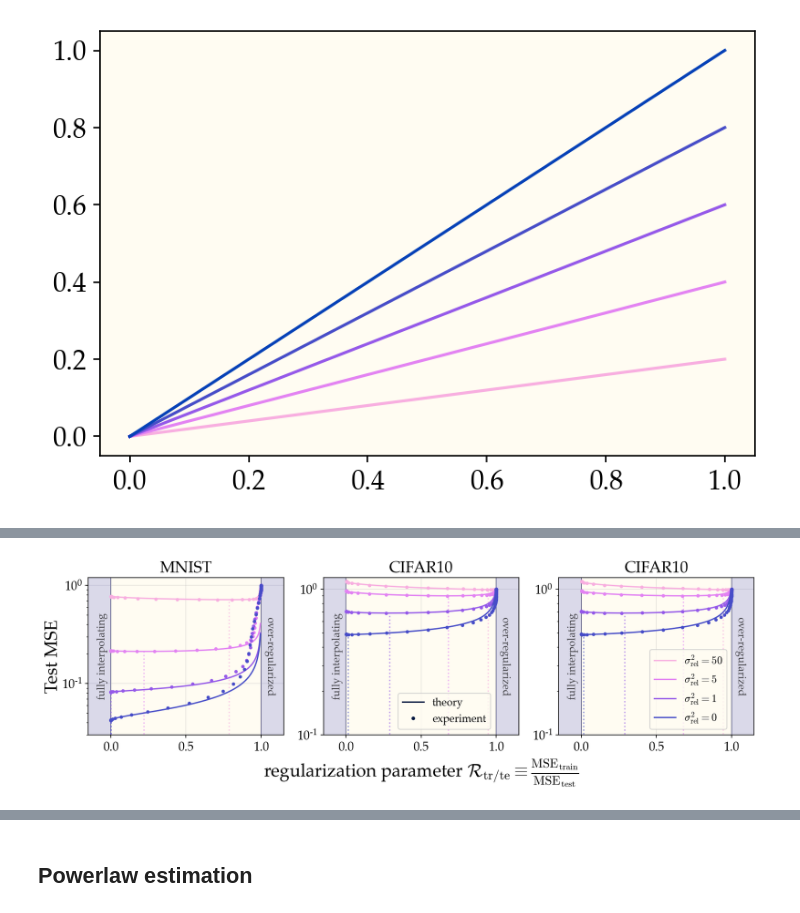
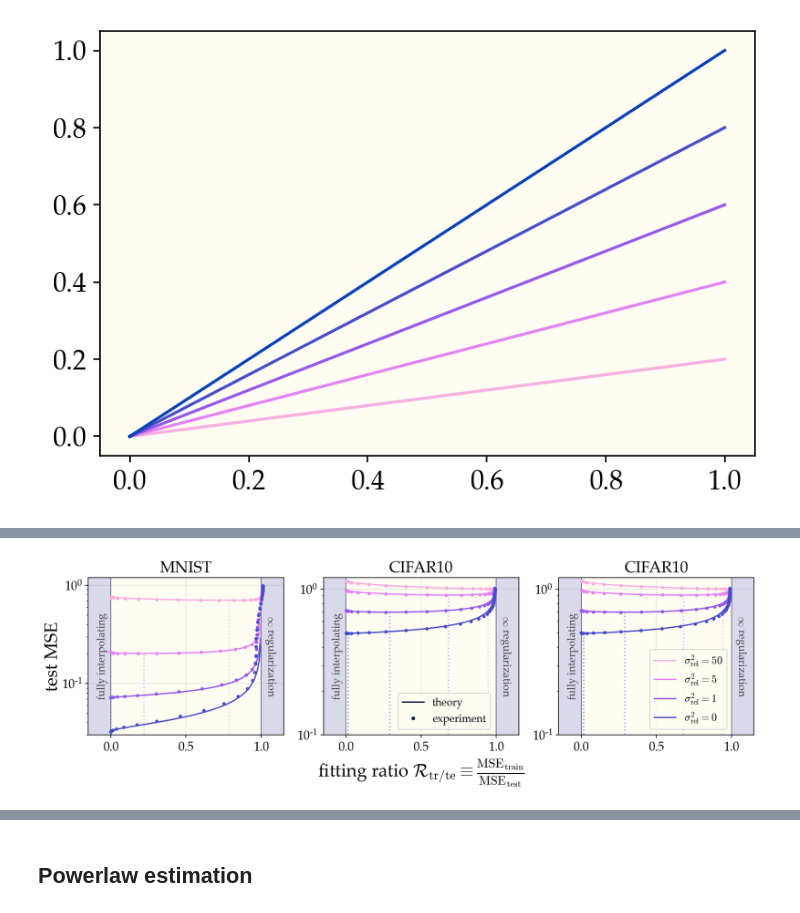
Before and after one commit to dkarkada/more-is-better, a Jupyter notebook: powerlaws.ipynb, the cells around one changed output, grey strips where cells are left out. Drawn from its saved outputs; the diff is of its cells as text; code cells hidden in the pictures.

```diff
--- a/powerlaws.ipynb
+++ b/powerlaws.ipynb
@@ -82,7 +82,7 @@ noises = optridge["noise_rels"]
 test_mses = optridge["test_mses"]
 train_mses = optridge["train_mses"]
 
-for i, noise in enumerate(noises):
+for i, noise in enumerate(noises[::-1]):
     test_mse, train_mse = test_mses[noise], train_mses[noise]
     test_mse += 1 - test_mse[-1]
     train_mse += 1 - train_mse[-1]
@@ -96,7 +96,7 @@ ax.set_yscale('log')
 
 ax.set_xlabel('ridge $\\delta$')
 ax.set_ylabel('mse')
-ax.set_ylim(1e-1)
+ax.set_ylim(1e-2)
 plt.legend()
 plt.tight_layout()
 plt.grid(alpha=0.3)
@@ -121,7 +121,8 @@ plot_params = {
     "titles": ["MNIST", "CIFAR10", "CIFAR10"],
     "ymin": [0.03, 0.1, 0.1],
     "alpha": [1.13, 1.16, 1.16],
-    "beta": [1.357, 1.139, 1.139]
+    "beta": [1.357, 1.139, 1.139],
+    "hack_add": [-.01, .01, .01]
 
 }
 
@@ -142,6 +143,7 @@ for i, ax in enumerate(axes):
 
     for j, noise in enumerate(noises[::-1]):
         test_mse, train_mse = test_mses[noise], train_mses[noise]
+        test_mse = test_mse + plot_params["hack_add"][i]
         R = train_mse/test_mse
 
         alpha = plot_params["alpha"][i]
@@ -155,7 +157,6 @@ for i, ax in enumerate(axes):
         ax.scatter(R, test_mse, s=8, color=get_color(j), zorder=2)
         minidx = thry.argmin()
         ax.vlines(R_thry[minidx], 0, thry[minidx], ls=':', alpha=0.6, color=get_color(j), zorder=1)
-        # ax.plot(ridges, train_mse, ls=':', color=get_color(i))
 
     ax.vlines(0, 0, 1.5, color='k', lw=1, alpha=0.5, zorder=-4)
     ax.axvspan(1, 1.25, color=get_color(3), alpha=0.2)
@@ -165,7 +166,7 @@ for i, ax in enumerate(axes):
     ymin = plot_params["ymin"][i]
     ymid = np.sqrt(ymin*1.2)
     ax.text(-0.02, ymid, "fully interpolating", rotation=90, ha='right', va='center', size=12, alpha=0.7)
-    ax.text(1.02, ymid, "over-regularized", rotation=-90, ha='left', va='center', size=12, alpha=0.7)
+    ax.text(1.02, ymid, "$\infty$ regularization", rotation=-90, ha='left', va='center', size=12, alpha=0.7)
     # ax.set_xscale('log')
     ax.set_yscale('log')
 
@@ -178,35 +179,35 @@ for i, ax in enumerate(axes):
 fig.add_subplot(111, frameon=False)
 # hide tick and tick label of the big axis
 plt.tick_params(labelcolor='none', which='both', top=False, bottom=False, left=False, right=False)
-plt.xlabel('regularization parameter $\mathcal{R}_\mathrm{tr/te}\equiv\\frac{\mathrm{MSE}_\mathrm{train}}{\mathrm{MSE}_\mathrm{test}}}$',
+plt.xlabel('fitting ratio $\mathcal{R}_\mathrm{tr/te}\equiv\\frac{\mathrm{MSE}_\mathrm{train}}{\mathrm{MSE}_\mathrm{test}}}$',
            size="x-large")
-plt.ylabel('Test MSE', size="x-large")
+plt.ylabel('test MSE', size="x-large")
 plt.tight_layout()
 fig.subplots_adjust(bottom=0)
 plt.figlegend(
     (
         Line2D([0], [0], color=get_color(0)),
         Line2D([0], [0], color=get_color(1)),
         Line2D([0], [0], color=get_color(2)),
         Line2D([0], [0], color=get_color(3)),),
     (
         f"$\sigma^2_\mathrm{{rel}}={noises[3]}$",
         f"$\sigma^2_\mathrm{{rel}}={noises[2]}$",
         f"$\sigma^2_\mathrm{{rel}}={noises[1]}$",
         f"$\sigma^2_\mathrm{{rel}}={noises[0]}$",),
     fontsize=12,
     loc=(.838, .27),
 )
 plt.figlegend(
     (
         Line2D([0], [0], color='xkcd:navy'),
         Line2D([0], [0], color='xkcd:navy', ls="none", marker='.'),),
     (
         "theory",
         "experiment",),
     fontsize=12,
     loc=(.493,.27),
 )
 plt.show()
 # %% [output]
-[figure, old version]
+[figure, new version]
```
Also changed, not shown: parts of 2 cells of this notebook, 5 other files.
